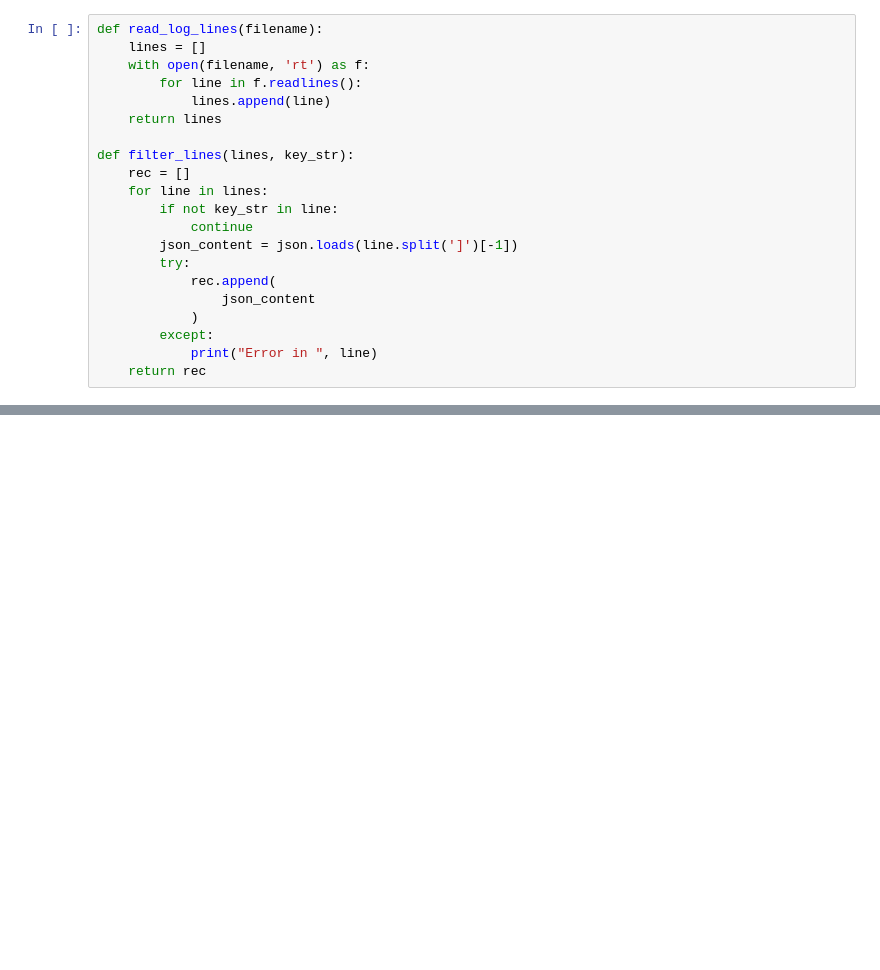
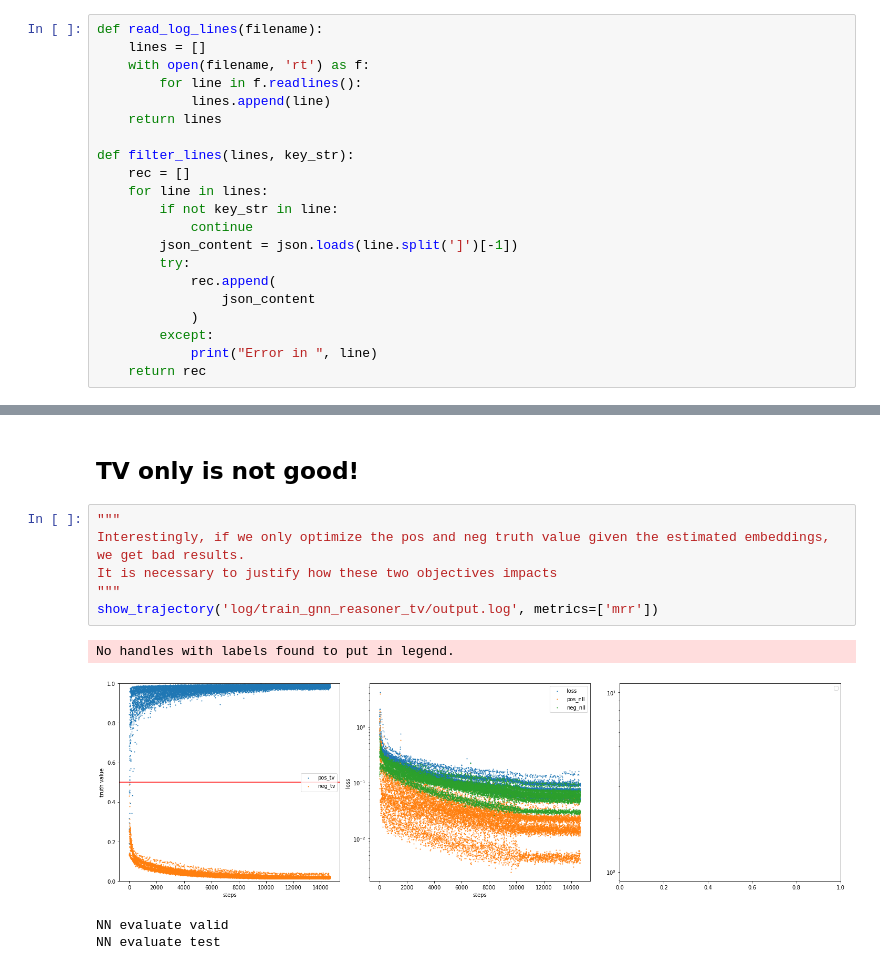
Before and after one commit to rabi-fei/Soft-Queries-on-Uncertain-KG, a Jupyter notebook: vis.ipynb, the cells around one changed output, grey strips where cells are left out. Cells and saved outputs as stored; diff of their text form; blank space fills up the shorter version.

```diff
--- a/vis.ipynb
+++ b/vis.ipynb
@@ -203,0 +207,13 @@ epoch metric
+# %% [markdown]
+## TV only is not good!
+# %%
+"""
+Interestingly, if we only optimize the pos and neg truth value given the estimated embeddings, we get bad results.
+It is necessary to justify how these two objectives impacts
+"""
+show_trajectory('log/train_gnn_reasoner_tv/output.log', metrics=['mrr'])
+# %% [output]
+No handles with labels found to put in legend.
+[figure, added]
+NN evaluate valid
+NN evaluate test
```
Also changed, not shown: parts of 17 cells of this notebook, 4 other files.
